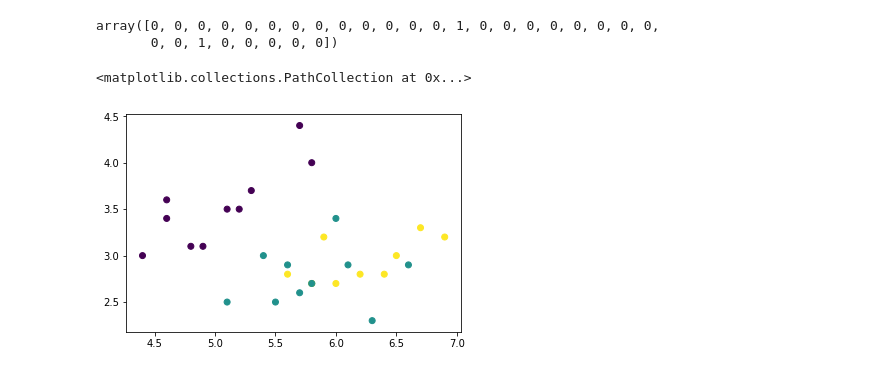
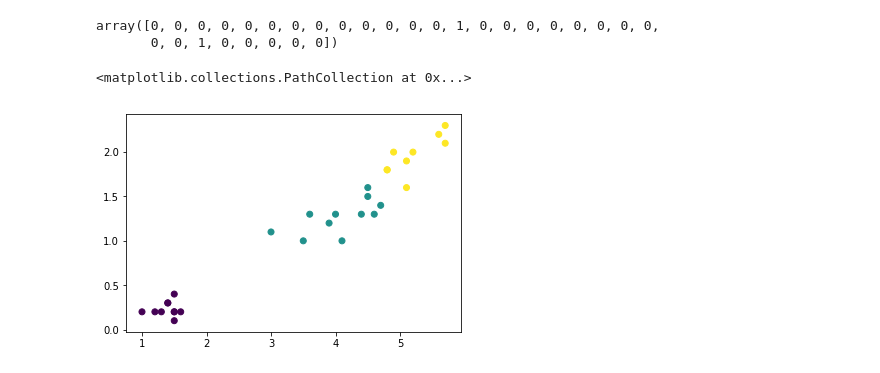
Before and after one commit to koniro6pm/2018NSYSUBigData, a Jupyter notebook: B034020027_HW2.ipynb, the cells around one changed output. Cells and saved outputs as stored; diff of their text form; code cells hidden in the pictures.

```diff
--- a/B034020027_HW2.ipynb
+++ b/B034020027_HW2.ipynb
@@ -32,7 +36,7 @@ plt.scatter(x_train[:,0], x_train[:,1], c=y_train)  #train資料
 from sklearn.ensemble import RandomForestClassifier  #載入random forest模型
 # %%
 #以train data建立模型
-forest = RandomForestClassifier(n_estimators = 65)  #n_estimator最大迭帶次數 預設100
+forest = RandomForestClassifier(criterion = 'entropy' , n_estimators = 80 , max_depth = 2)  #n_estimator最大迭帶次數 預設100
 forest_fit = forest.fit(x_train, y_train)
 # %%
 #以模型預測
@@ -48,7 +52,7 @@ y_predict-y_test
 array([0, 0, 0, 0, 0, 0, 0, 0, 0, 0, 0, 0, 0, 1, 0, 0, 0, 0, 0, 0, 0, 0,
        0, 0, 1, 0, 0, 0, 0, 0])
 # %%
-plt.scatter(x_test[:,0], x_test[:,1], c=y_predict)
+plt.scatter(x_test[:,2], x_test[:,3], c=y_predict)
 # %% [output]
 <matplotlib.collections.PathCollection at 0x...>
-[figure, old version]
+[figure, new version]
```
Also changed, not shown: parts of 6 cells of this notebook.
